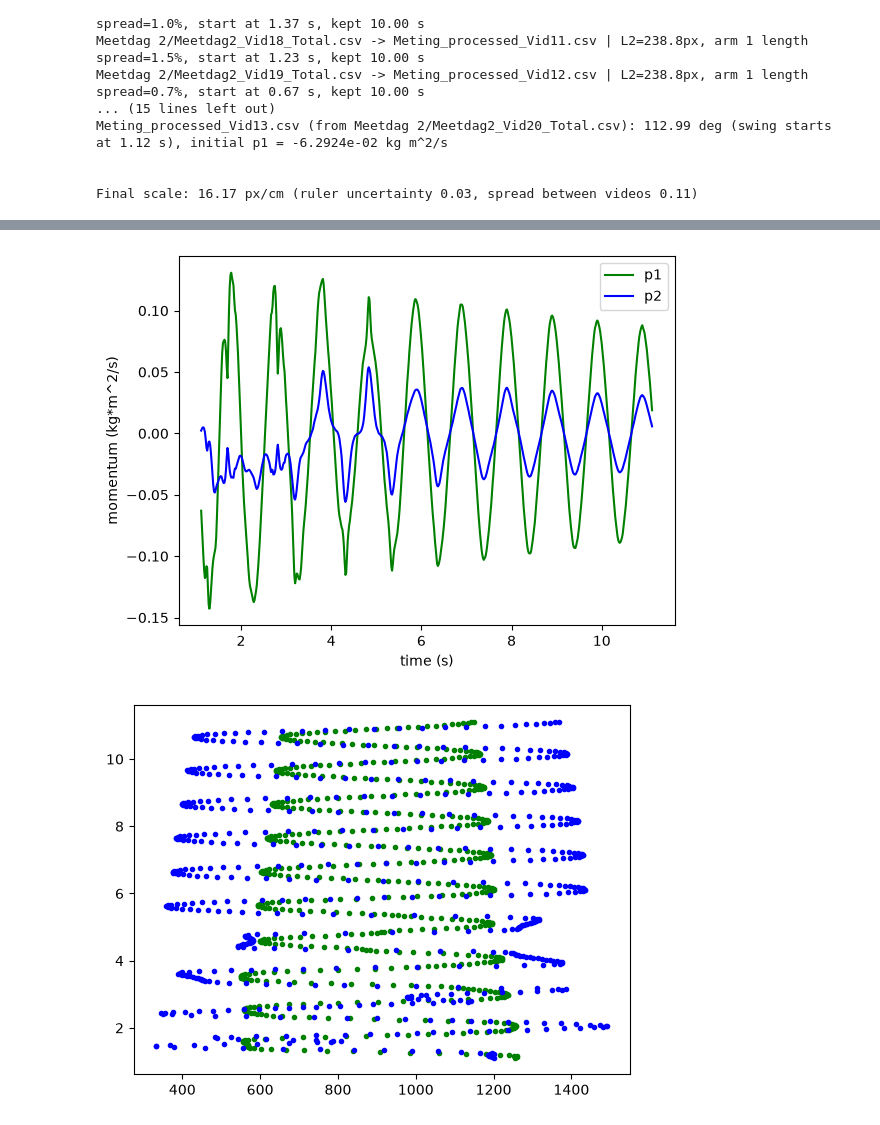
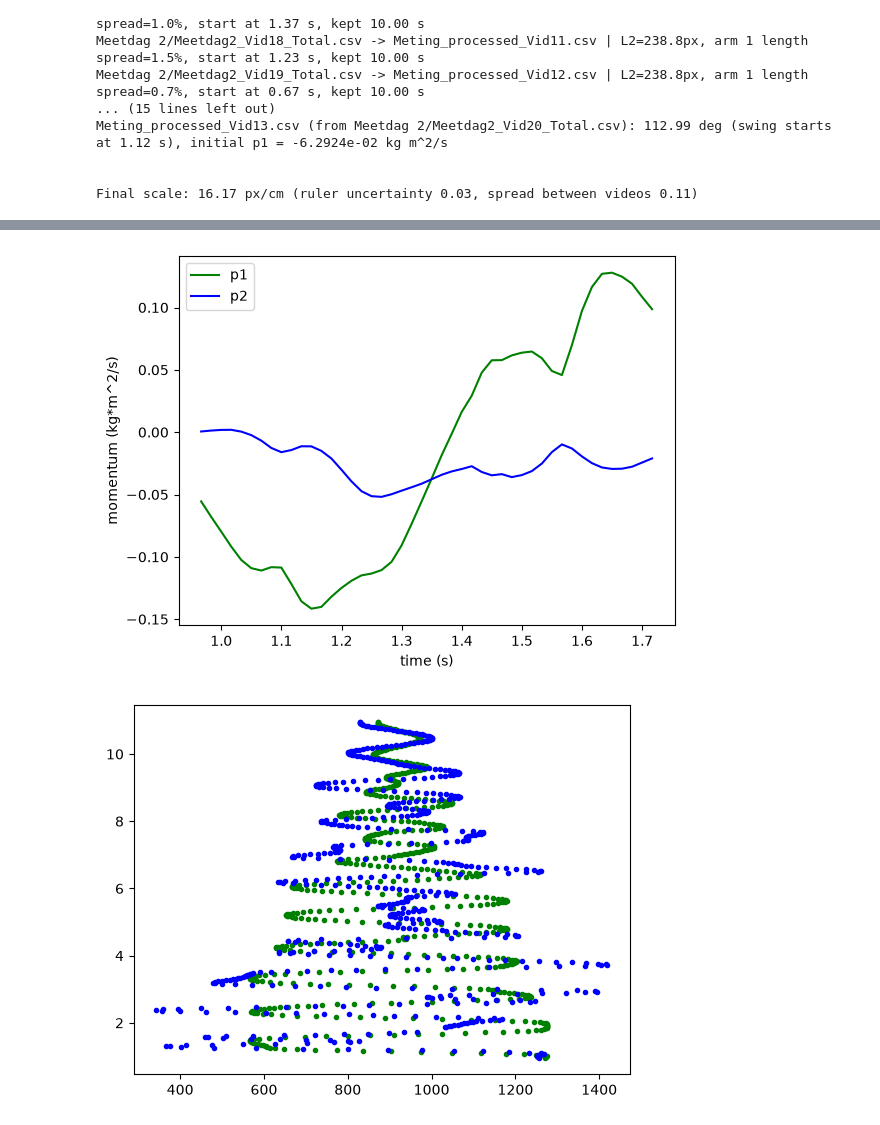
Before and after one commit to daantjebunschoten1-gif/RP---Double-Pendulum-, a Jupyter notebook: Data processing.ipynb, the cells around one changed output, grey strips where cells are left out. Drawn from its saved outputs; the diff is of its cells as text; code cells hidden in the pictures.

```diff
--- a/Data processing.ipynb
+++ b/Data processing.ipynb
@@ -171,7 +171,7 @@ Meting_processed_Vid13.csv (from Meetdag 2/Meetdag2_Vid20_Total.csv): 112.99 deg
 
 Final scale: 16.17 px/cm (ruler uncertainty 0.03, spread between videos 0.11)
 # %%
-coords= pd.read_csv("Meting_processed_Vid13.csv")
+coords= pd.read_csv("Meting_processed_Vid3.csv")
 
 
 tijd = coords["time_s"]
@@ -226,2 +226,2 @@ plt.show()
-[figure, old version]
+[figure, new version]
-[figure, old version]
+[figure, new version]
```
Also changed, not shown: parts of 3 cells of this notebook.
